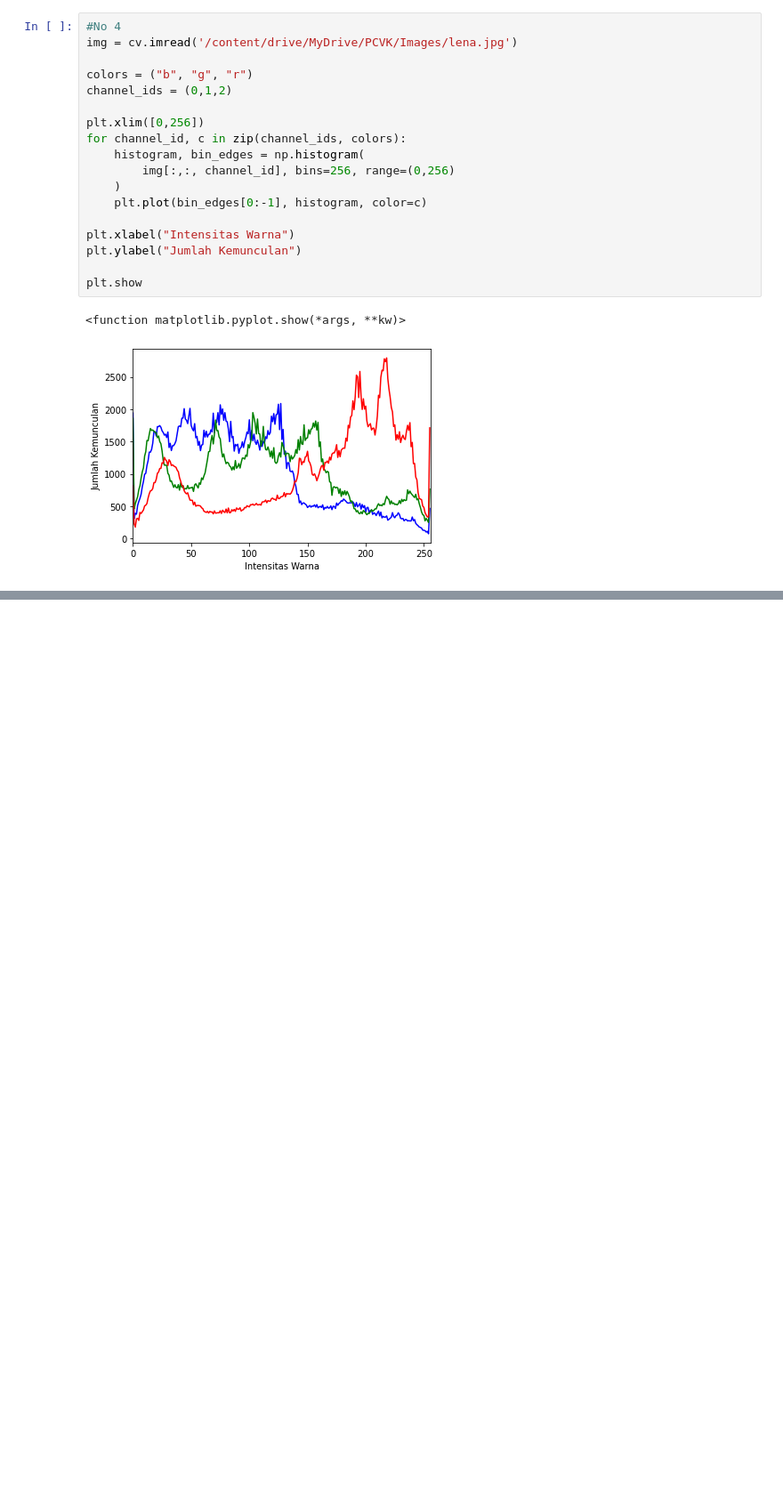
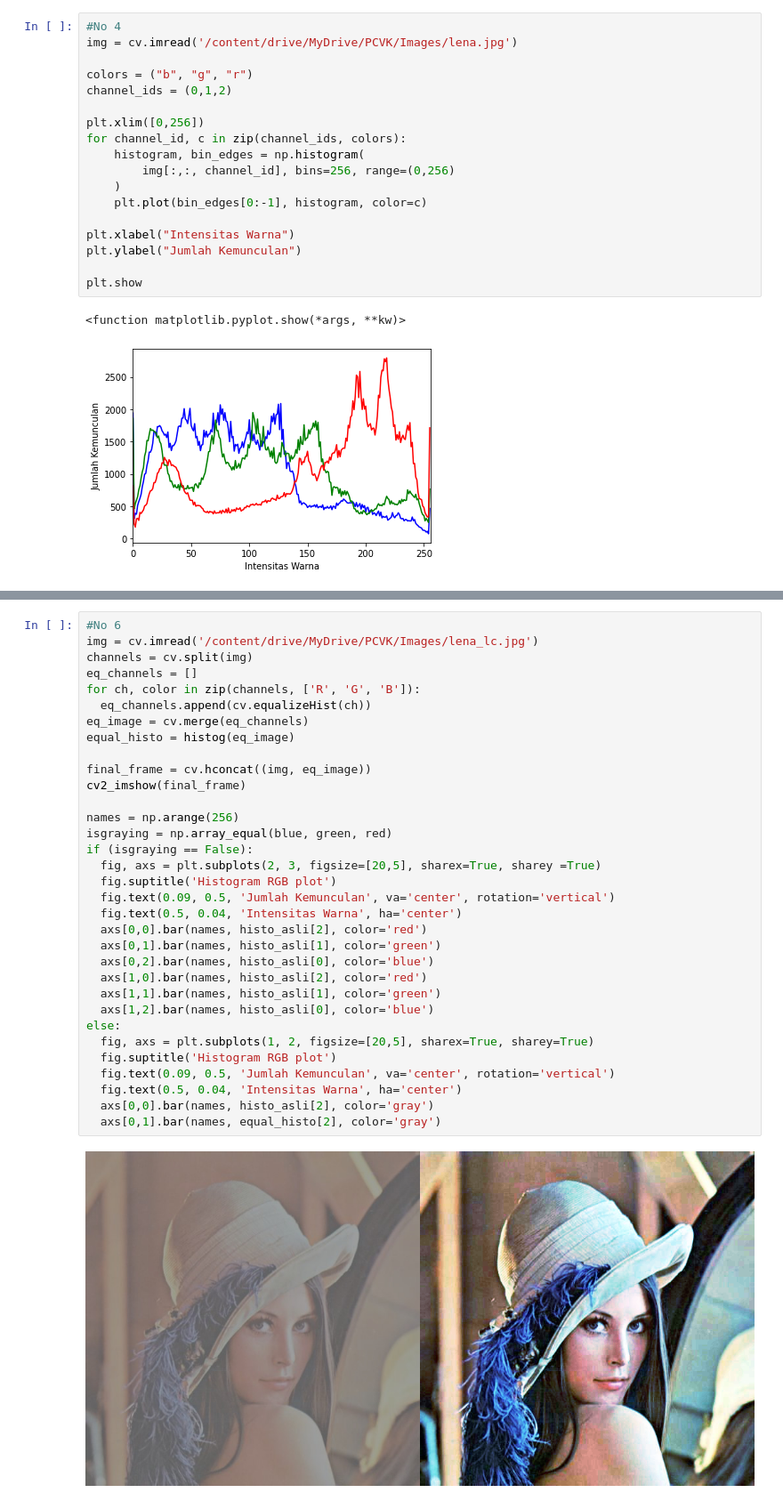
Before and after one commit to fatin28/PCVK_Genap_2022, a Jupyter notebook: modul6.ipynb, the cells around one changed output, grey strips where cells are left out. Shown at 89% size. Drawn from its saved outputs; the diff is of its cells as text; blank space fills up the shorter version.

```diff
--- a/modul6.ipynb
+++ b/modul6.ipynb
@@ -69,0 +142,35 @@ plt.show
+# %%
+#No 6
+img = cv.imread('/content/drive/MyDrive/PCVK/Images/lena_lc.jpg')
+channels = cv.split(img)
+eq_channels = []
+for ch, color in zip(channels, ['R', 'G', 'B']):
+  eq_channels.append(cv.equalizeHist(ch))
+eq_image = cv.merge(eq_channels)
+equal_histo = histog(eq_image)
+
+final_frame = cv.hconcat((img, eq_image))
+cv2_imshow(final_frame)
+
+names = np.arange(256)
+isgraying = np.array_equal(blue, green, red)
+if (isgraying == False):
+  fig, axs = plt.subplots(2, 3, figsize=[20,5], sharex=True, sharey =True)
+  fig.suptitle('Histogram RGB plot')
+  fig.text(0.09, 0.5, 'Jumlah Kemunculan', va='center', rotation='vertical')
+  fig.text(0.5, 0.04, 'Intensitas Warna', ha='center')
+  axs[0,0].bar(names, histo_asli[2], color='red')
+  axs[0,1].bar(names, histo_asli[1], color='green')
+  axs[0,2].bar(names, histo_asli[0], color='blue')
+  axs[1,0].bar(names, histo_asli[2], color='red')
+  axs[1,1].bar(names, histo_asli[1], color='green')
+  axs[1,2].bar(names, histo_asli[0], color='blue')
+else:
+  fig, axs = plt.subplots(1, 2, figsize=[20,5], sharex=True, sharey=True)
+  fig.suptitle('Histogram RGB plot')
+  fig.text(0.09, 0.5, 'Jumlah Kemunculan', va='center', rotation='vertical')
+  fig.text(0.5, 0.04, 'Intensitas Warna', ha='center')
+  axs[0,0].bar(names, histo_asli[2], color='gray')
+  axs[0,1].bar(names, equal_histo[2], color='gray')
+# %% [output]
+[figure, added]
```
Also changed, not shown: parts of 3 cells of this notebook.
